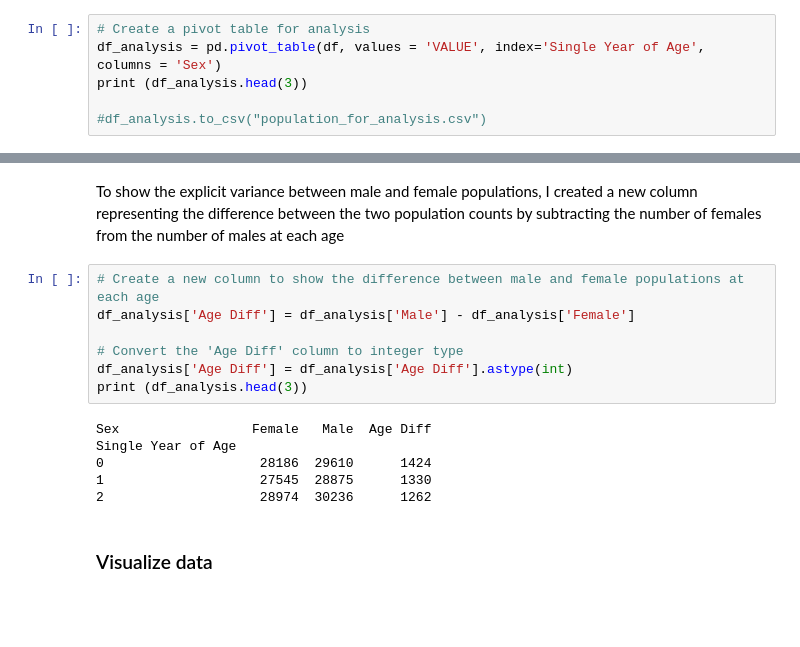
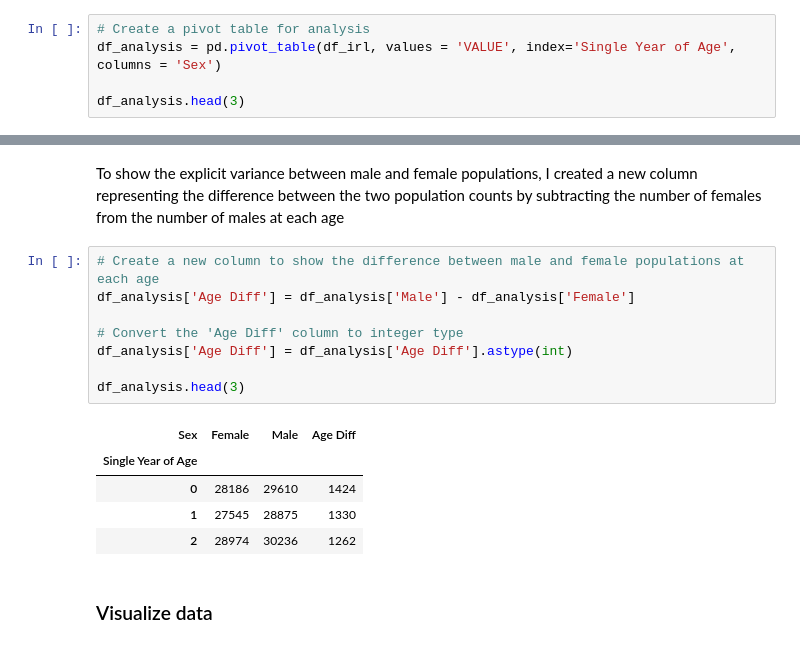
Before and after one commit to Oksyyy/programming-for-data-analytics, a Jupyter notebook: assignments/assignment05-population.ipynb, the cells around one changed output, grey strips where cells are left out. Saved outputs shown, nothing was run; the diff lists cells and outputs as text; blank space fills up the shorter version.

```diff
--- a/assignments/assignment05-population.ipynb
+++ b/assignments/assignment05-population.ipynb
@@ -131,8 +132,7 @@ In order to examine differences by sex and age, I pivoted the data so that Sex b
 ### Pivot data for further analysis
 # %%
 # Create a pivot table for analysis
-df_analysis = pd.pivot_table(df, values = 'VALUE', index='Single Year of Age', columns = 'Sex')
-print (df_analysis.head(3))
+df_analysis = pd.pivot_table(df_irl, values = 'VALUE', index='Single Year of Age', columns = 'Sex')
 
-#df_analysis.to_csv("population_for_analysis.csv")
+df_analysis.head(3)
 # %% [output]
@@ -148,16 +148,17 @@ To show the explicit variance between male and female populations, I created a n
 # %%
 # Create a new column to show the difference between male and female populations at each age
 df_analysis['Age Diff'] = df_analysis['Male'] - df_analysis['Female']
 
 # Convert the 'Age Diff' column to integer type
 df_analysis['Age Diff'] = df_analysis['Age Diff'].astype(int)
-print (df_analysis.head(3))
+
+df_analysis.head(3)
 # %% [output]
-Sex                 Female   Male  Age Diff
-Single Year of Age
-0                    28186  29610      1424
-1                    27545  28875      1330
-2                    28974  30236      1262
+| Sex | Female | Male | Age Diff |
+| Single Year of Age |  |  |  |
+| 0 | 28186 | 29610 | 1424 |
+| 1 | 27545 | 28875 | 1330 |
+| 2 | 28974 | 30236 | 1262 |
 # %% [markdown]
 ### Visualize data
 # %% [markdown]
```
Also changed, not shown: parts of 25 cells of this notebook.
